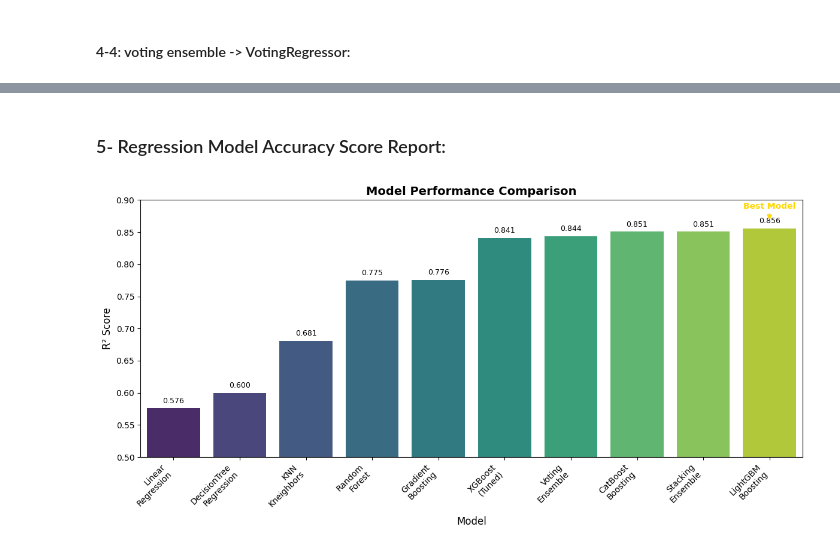
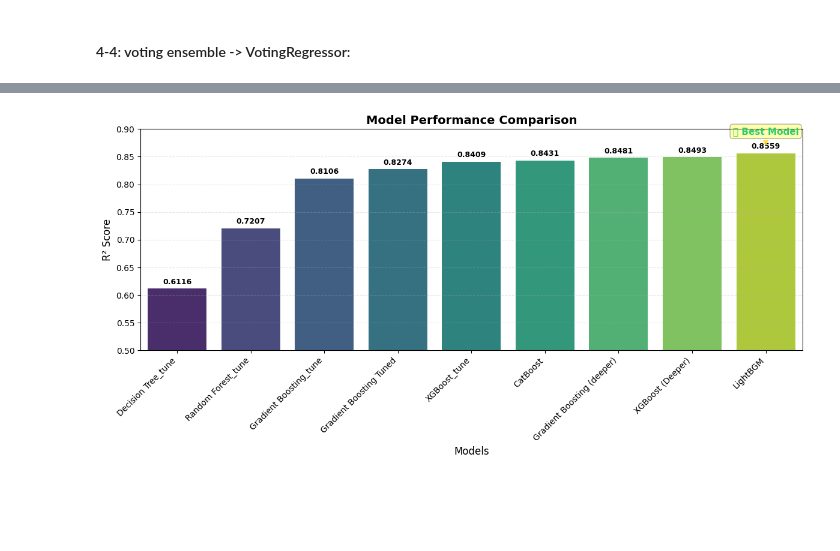
Before and after one commit to Maee127/Portfolio, a Jupyter notebook: Projects/house_price_prediction/training_notebook.ipynb, the cells around one changed output, grey strips where cells are left out. Cells and saved outputs as stored; diff of their text form; code cells hidden in the pictures; blank space fills up the shorter version.

```diff
--- a/Projects/house _price _prediction/training_notebook.ipynb
+++ b/Projects/house_price_prediction/training_notebook.ipynb
@@ -1476,9 +1474,9 @@ results.append({
     'Model': f'KNN (k={knn_best.n_neighbors})',
     'CV R² Mean': knn_best_score,
     'CV R² Std': cross_val_score(knn_best, X_train_scaled, y_train, cv=kfold, scoring='r2').std(),
-    'Test R²': r2_score(y_test, knn_pred),
-    'Test RMSE': np.sqrt(mean_squared_error(y_test, knn_pred)),
-    'Test MAE': mean_absolute_error(y_test, knn_pred)
+    'R² Score': r2_score(y_test, knn_pred),
+    'Root Mean Squared Error': np.sqrt(mean_squared_error(y_test, knn_pred)),
+    'Mean Squared Error': mean_absolute_error(y_test, knn_pred)
 })
 # %% [markdown]
 * Results Visualization:
@@ -1704,0 +1555,7 @@ df_test_params
+# %%
+# Store results
+tuned_results = []
+
+# Define cross-validation strategy
+cv_folds = 5
+kfold = KFold(n_splits=cv_folds, shuffle=True, random_state=42)
@@ -1704,0 +1725,6 @@ df_test_params
+# %%
+# Create results DataFrame
+results_tuned_df = pd.DataFrame(tuned_results)
+results_tuned_df = results_tuned_df.sort_values('R² Score', ascending=False)
+results_tuned_df = results_tuned_df.drop_duplicates()
+results_tuned_df
@@ -1836,2 +1918,0 @@ SVR: R² Accuracy Score = -0.0430
-# %% [markdown]
-### 5- Regression Model Accuracy Score Report:
@@ -1845,38 +1919,44 @@ r2_scores = [0.576, 0.600, 0.681 ,0.775, 0.776, 0.841, 0.844, 0.851, 0.851,  0.8
 # %%
-# Create DataFrame
-df_results = pd.DataFrame({
-    'Model': models,
-    'R2_Score': r2_scores
-})
 
 # Sort by score for better visualization
-df_results = df_results.sort_values('R2_Score', ascending=True)
+df_results = results_tuned_df[['Model', 'R² Score']].copy()
+df_results = df_results.sort_values('R² Score', ascending=True)
 
-plt.figure(figsize=(12, 6))
-sns.barplot(data=df_results, x='Model', y='R2_Score', palette='viridis')
+# Create the plot
+fig, ax = plt.subplots(figsize=(12, 6))
+
+# Create barplot
+bars = sns.barplot(data=df_results, x='Model', y='R² Score', palette='viridis', ax=ax)
 
 # Rotate labels
-plt.xticks(rotation=45, ha='right')
-plt.xlabel('Model', fontsize=12)
-plt.ylabel('R² Score', fontsize=12)
-plt.title('Model Performance Comparison', fontsize=14, fontweight='bold')
-plt.ylim(0.5, 0.9)
+ax.set_xticklabels(ax.get_xticklabels(), rotation=45, ha='right')
+ax.set_xlabel('Models', fontsize=12)
+ax.set_ylabel('R² Score', fontsize=12)
+ax.set_title('Model Performance Comparison', fontsize=14, fontweight='bold')
+ax.set_ylim(0.5, 0.9)
 
-# Add value labels
-for i, (_, row) in enumerate(df_results.iterrows()):
-    plt.text(i, row['R2_Score'] + 0.005, f"{row['R2_Score']:.3f}",
-             ha='center', va='bottom', fontsize=9)
+# Add value labels on bars
+for i, (idx, row) in enumerate(df_results.iterrows()):
+    ax.text(i, row['R² Score'] + 0.005, f"{row['R² Score']:.4f}",
+            ha='center', va='bottom', fontsize=9, fontweight='bold')
 
-# Add annotation for best model
-best_idx = r2_scores.index(max(r2_scores))
-plt.annotate('Best Model',
-             xy=(best_idx, max(r2_scores) + 0.01),
-             xytext=(best_idx, max(r2_scores) + 0.03),
-             ha='center',
-             arrowprops=dict(arrowstyle='->', color='gold', lw=2),
-             fontsize=10, fontweight='bold', color='gold')
+# Find and annotate best model
+best_idx = df_results['R² Score'].idxmax()
+best_row = df_results.loc[best_idx]
+best_model_pos = df_results.index.get_loc(best_idx)
+
+ax.annotate('🏆 Best Model',
+            xy=(best_model_pos, best_row['R² Score'] + 0.01),
+            xytext=(best_model_pos, best_row['R² Score'] + 0.035),
+            ha='center',
+            arrowprops=dict(arrowstyle='->', color='gold', lw=2, alpha=0.7),
+            fontsize=11, fontweight='bold', color='#2ecc71',
+            bbox=dict(boxstyle='round,pad=0.3', facecolor='yellow', alpha=0.3))
+
+# Add horizontal grid for better readability
+ax.grid(axis='y', alpha=0.3, linestyle='--')
 
 plt.tight_layout()
 plt.show()
 # %% [output]
-[figure, old version]
+[figure, new version]
```
Also changed, not shown: parts of 46 cells of this notebook, 23 other files.
